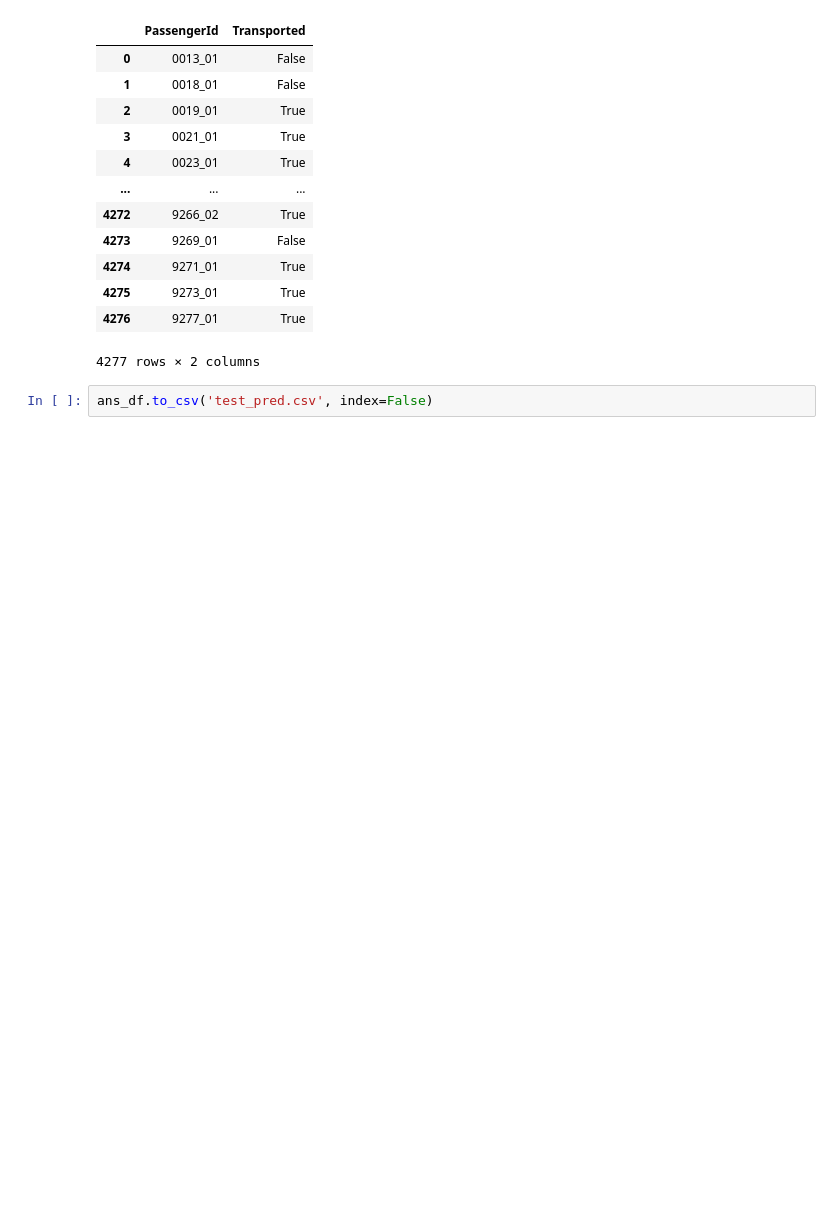
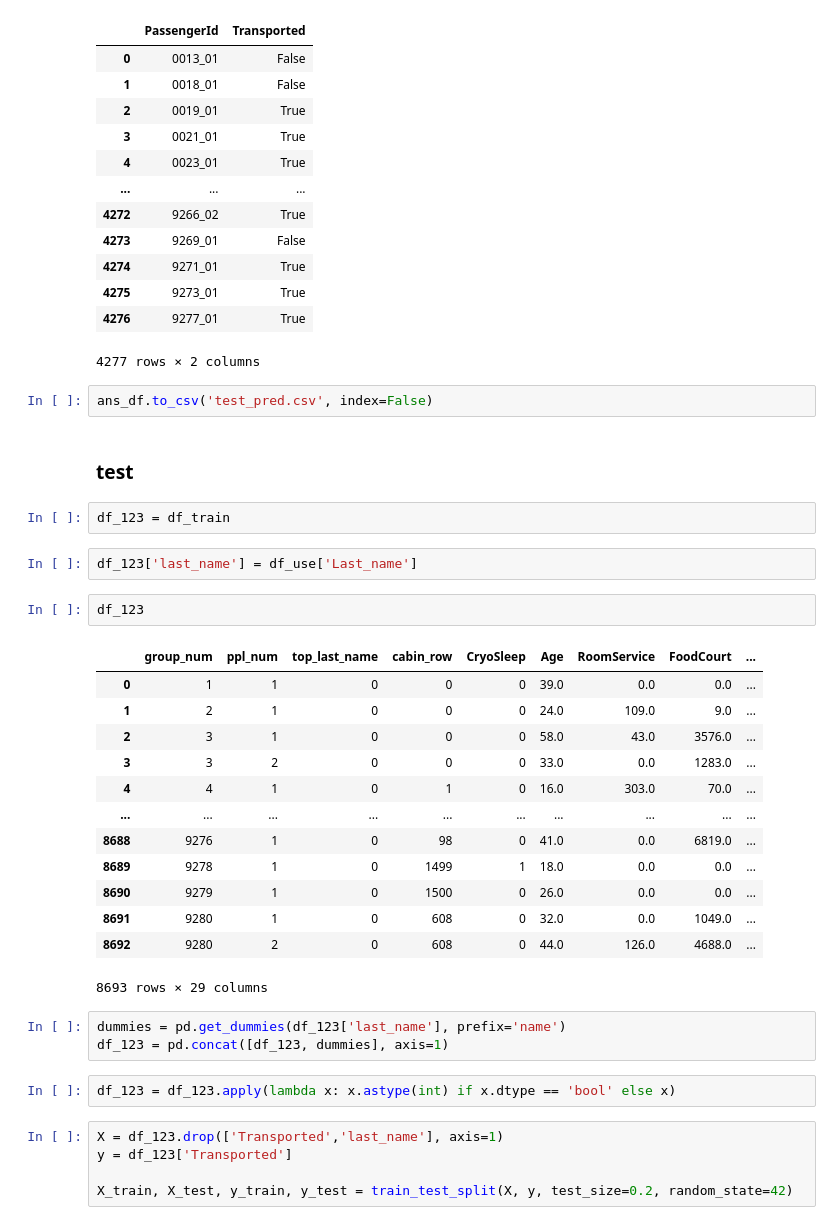
Before and after one commit to jamie1016jamie1016/spaceship, a Jupyter notebook: Untitled-1.ipynb, the cells around one changed output. Cells and saved outputs as stored; diff of their text form; blank space fills up the shorter version.

```diff
--- a/Untitled-1.ipynb
+++ b/Untitled-1.ipynb
@@ -493,3 +614,35 @@ ans_df
 4277 rows × 2 columns
 # %%
 ans_df.to_csv('test_pred.csv', index=False)
+# %% [markdown]
+### test
+# %%
+df_123 = df_train
+# %%
+df_123['last_name'] = df_use['Last_name']
+# %%
+df_123
+# %% [output]
+|  | group_num | ppl_num | top_last_name | cabin_row | CryoSleep | Age | RoomService | FoodCourt | ... |
+| 0 | 1 | 1 | 0 | 0 | 0 | 39.0 | 0.0 | 0.0 | ... |
+| 1 | 2 | 1 | 0 | 0 | 0 | 24.0 | 109.0 | 9.0 | ... |
+| 2 | 3 | 1 | 0 | 0 | 0 | 58.0 | 43.0 | 3576.0 | ... |
+| 3 | 3 | 2 | 0 | 0 | 0 | 33.0 | 0.0 | 1283.0 | ... |
+| 4 | 4 | 1 | 0 | 1 | 0 | 16.0 | 303.0 | 70.0 | ... |
+| ... | ... | ... | ... | ... | ... | ... | ... | ... | ... |
+| 8688 | 9276 | 1 | 0 | 98 | 0 | 41.0 | 0.0 | 6819.0 | ... |
+| 8689 | 9278 | 1 | 0 | 1499 | 1 | 18.0 | 0.0 | 0.0 | ... |
+| 8690 | 9279 | 1 | 0 | 1500 | 0 | 26.0 | 0.0 | 0.0 | ... |
+| 8691 | 9280 | 1 | 0 | 608 | 0 | 32.0 | 0.0 | 1049.0 | ... |
+| 8692 | 9280 | 2 | 0 | 608 | 0 | 44.0 | 126.0 | 4688.0 | ... |
+8693 rows × 29 columns
+# %%
+dummies = pd.get_dummies(df_123['last_name'], prefix='name')
+df_123 = pd.concat([df_123, dummies], axis=1)
+# %%
+df_123 = df_123.apply(lambda x: x.astype(int) if x.dtype == 'bool' else x)
+# %%
+X = df_123.drop(['Transported','last_name'], axis=1)
+y = df_123['Transported']
+
+X_train, X_test, y_train, y_test = train_test_split(X, y, test_size=0.2, random_state=42)
```
Also changed, not shown: parts of 23 cells of this notebook, 3 other files.
